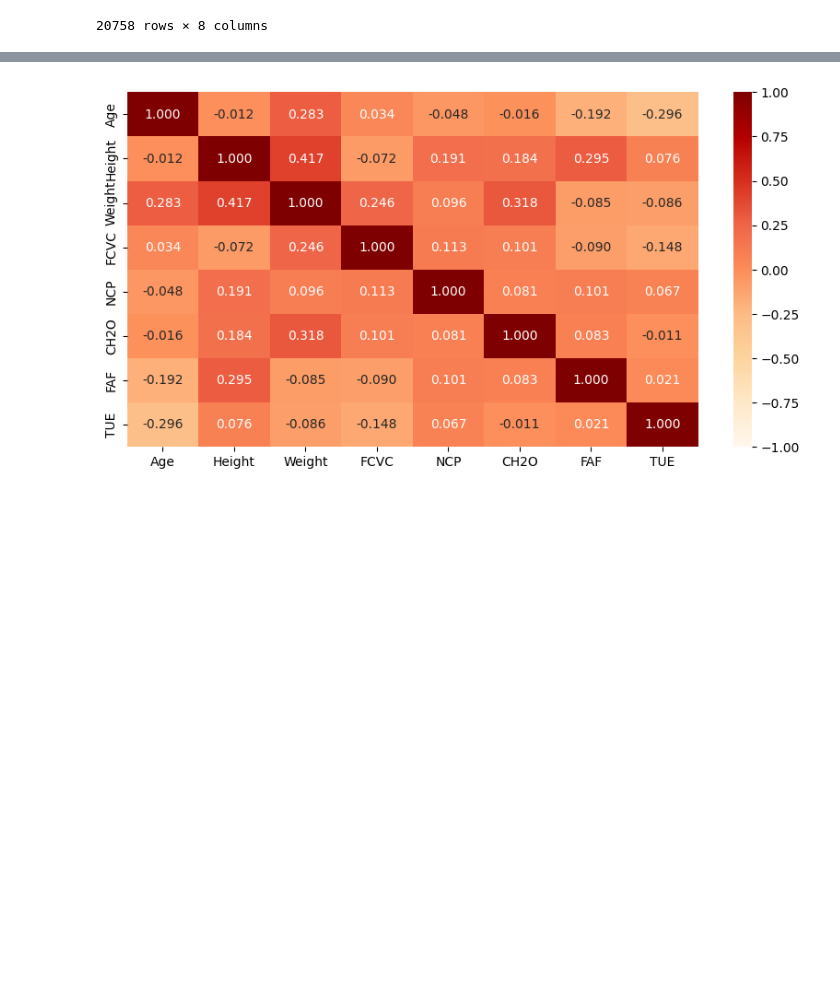
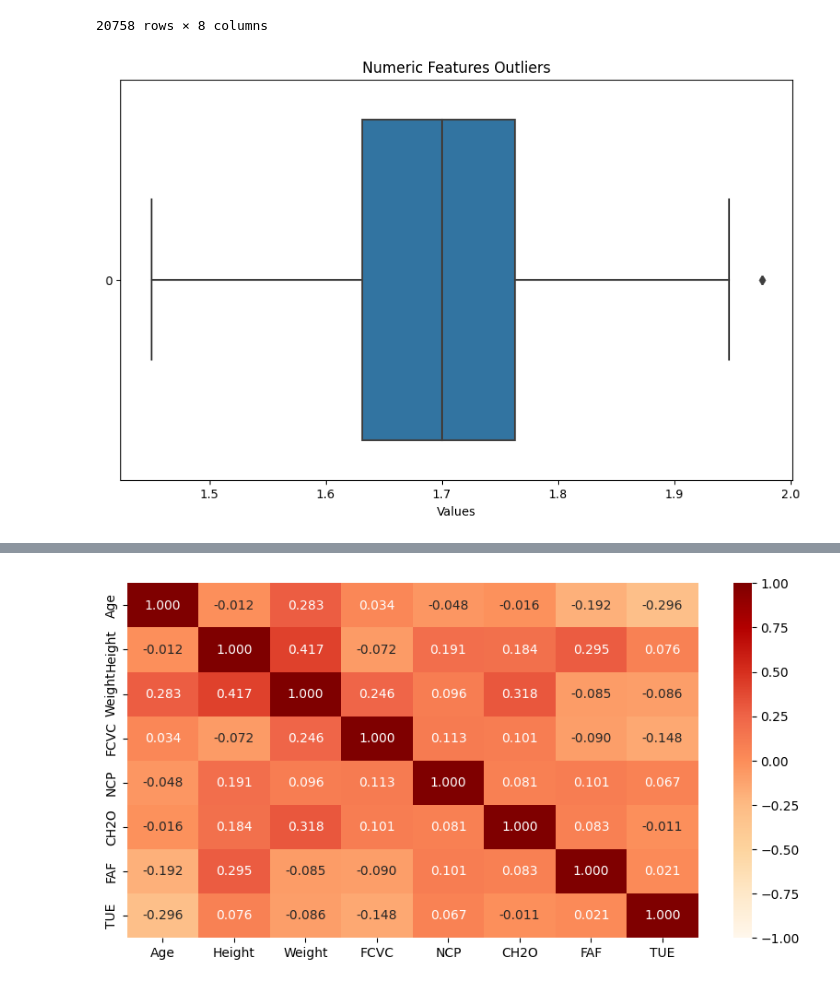
Before and after one commit to j2nhyeok/Multi-Class-Prediction-of-Obesity-Risk, a Jupyter notebook: obesity-classifier.ipynb, the cells around one changed output, grey strips where cells are left out. Saved outputs shown, nothing was run; the diff lists cells and outputs as text; code cells hidden in the pictures; blank space fills up the shorter version.

```diff
--- a/obesity-classifier.ipynb
+++ b/obesity-classifier.ipynb
@@ -80,3 +81,11 @@ df_numerical
 | 20756 | 33.852953 | 1.700000 | 83.520113 | 2.671238 | 1.971472 | 2.144838 | 0.000000 | 0.973834 |
 | 20757 | 26.680376 | 1.816547 | 118.134898 | 3.000000 | 3.000000 | 2.003563 | 0.684487 | 0.713823 |
 20758 rows × 8 columns
+# %%
+plt.figure(figsize=(10,6))
+sns.boxplot(data=df_numerical['Height'], orient="h")
+plt.title("Numeric Features Outliers")
+plt.xlabel("Values")
+plt.show()
+# %% [output]
+[figure, added]
```
Also changed, not shown: parts of 15 cells of this notebook.
